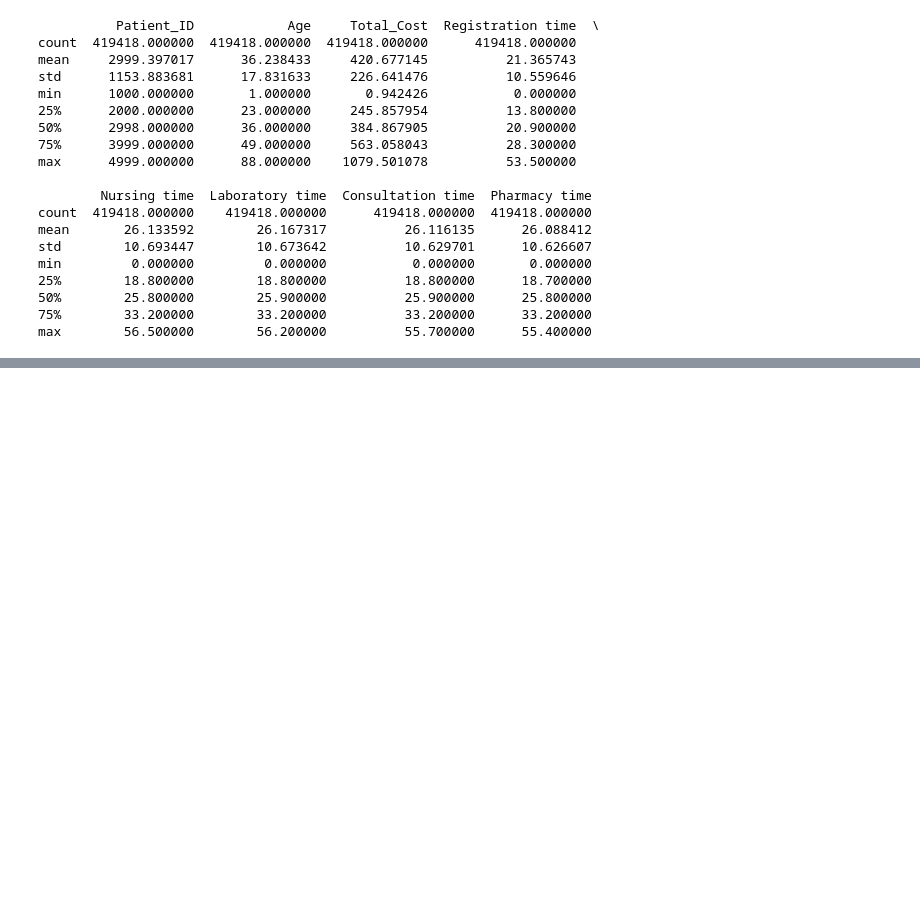
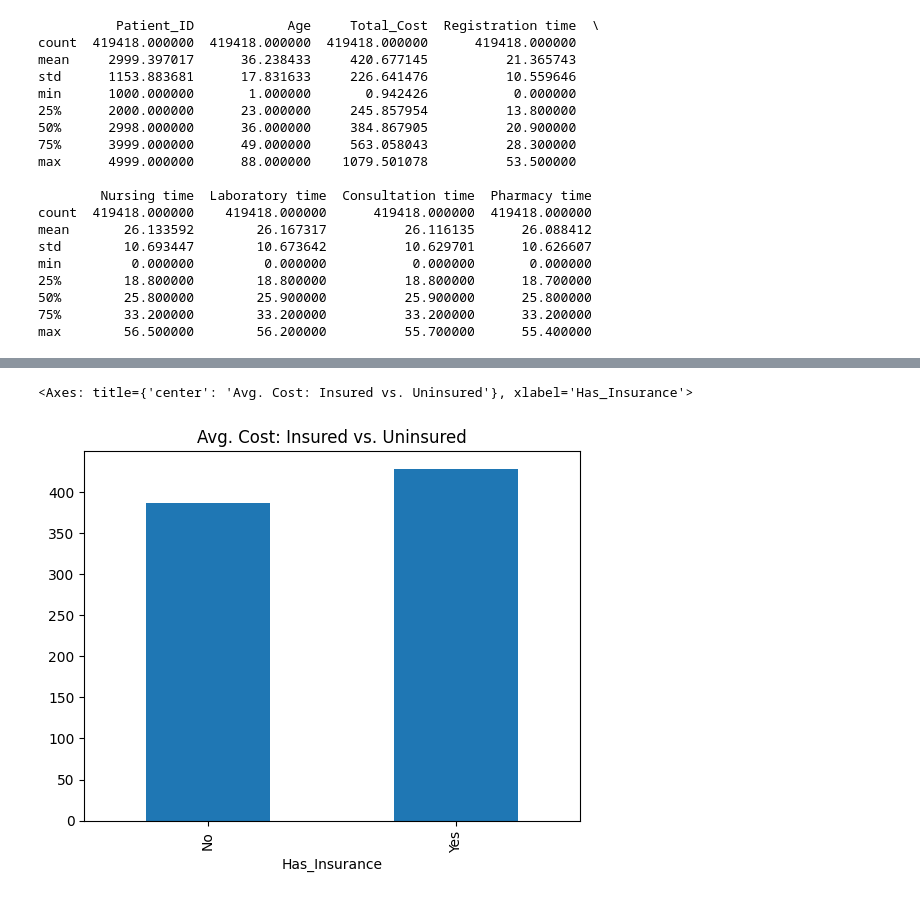
Before and after one commit to ShezanShabeer/healthcare-analytics-uae, a Jupyter notebook: Exploratory_Data_Analysis.ipynb, the cells around one changed output, grey strips where cells are left out. Saved outputs shown, nothing was run; the diff lists cells and outputs as text; code cells hidden in the pictures; blank space fills up the shorter version.

```diff
--- a/Exploratory_Data_Analysis.ipynb
+++ b/Exploratory_Data_Analysis.ipynb
@@ -99,0 +144,5 @@ max        56.500000        56.200000          55.700000      55.400000
+# %%
+df.groupby("Has_Insurance")["Total_Cost"].mean().plot(kind="bar", title="Avg. Cost: Insured vs. Uninsured")
+# %% [output]
+<Axes: title={'center': 'Avg. Cost: Insured vs. Uninsured'}, xlabel='Has_Insurance'>
+[figure, added]
```
Also changed, not shown: parts of 5 cells of this notebook.
